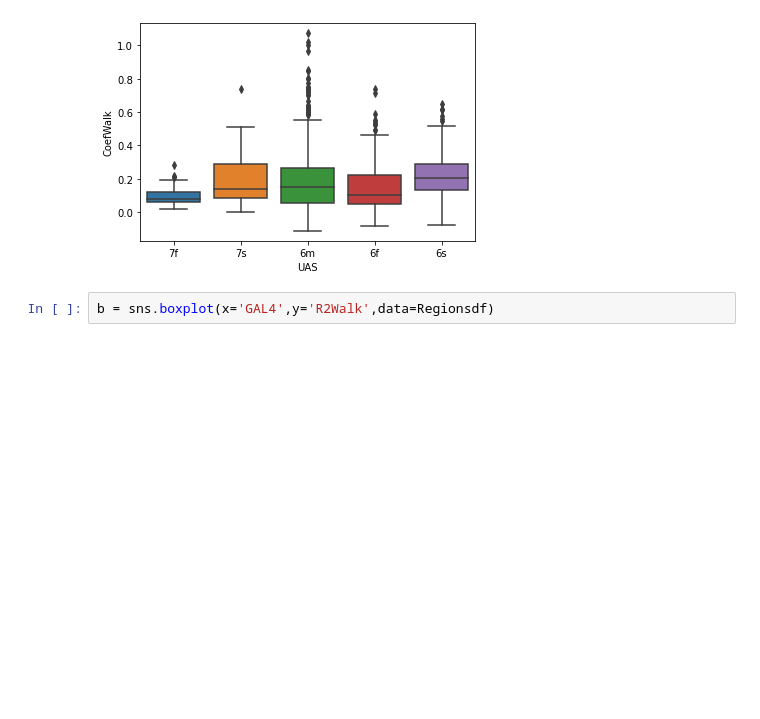
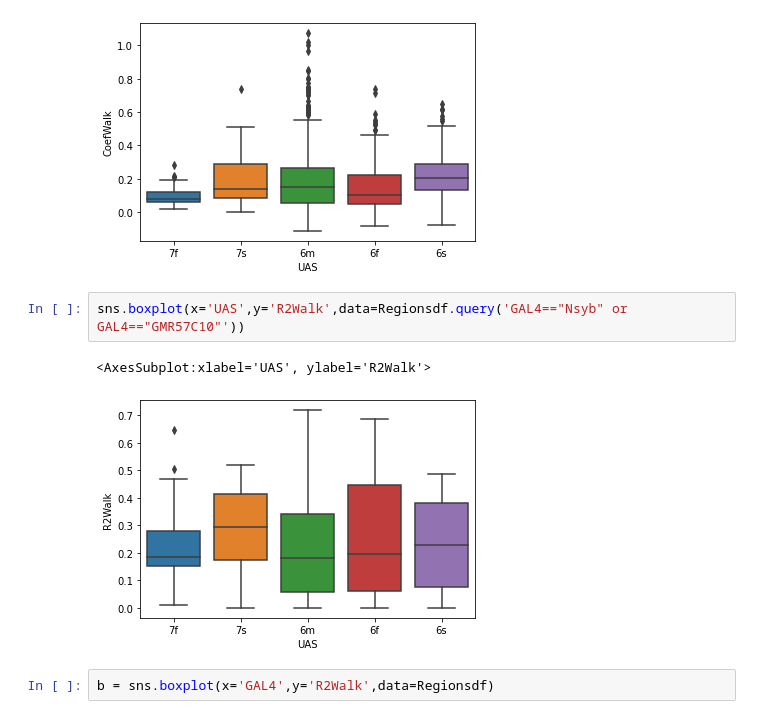
Before and after one commit to sophie63/Aimon2022, a Jupyter notebook: Figure1Plot_Stats_V2.ipynb, the cells around one changed output. Saved outputs shown, nothing was run; the diff lists cells and outputs as text; blank space fills up the shorter version.

```diff
--- a/Figure1Plot_Stats_V2.ipynb
+++ b/Figure1Plot_Stats_V2.ipynb
@@ -38,6 +37,11 @@ sns.boxplot(x='UAS',y='CoefWalk',data=Regionsdf.query('GAL4=="Nsyb" or GAL4=="GM
 # %% [output]
 <AxesSubplot:xlabel='UAS', ylabel='CoefWalk'>
 [figure]
+# %%
+sns.boxplot(x='UAS',y='R2Walk',data=Regionsdf.query('GAL4=="Nsyb" or GAL4=="GMR57C10"'))
+# %% [output]
+<AxesSubplot:xlabel='UAS', ylabel='R2Walk'>
+[figure, added]
 # %%
 b = sns.boxplot(x='GAL4',y='R2Walk',data=Regionsdf)
 # %% [output]
```
Also changed, not shown: parts of 85 cells of this notebook, 10 other files.
